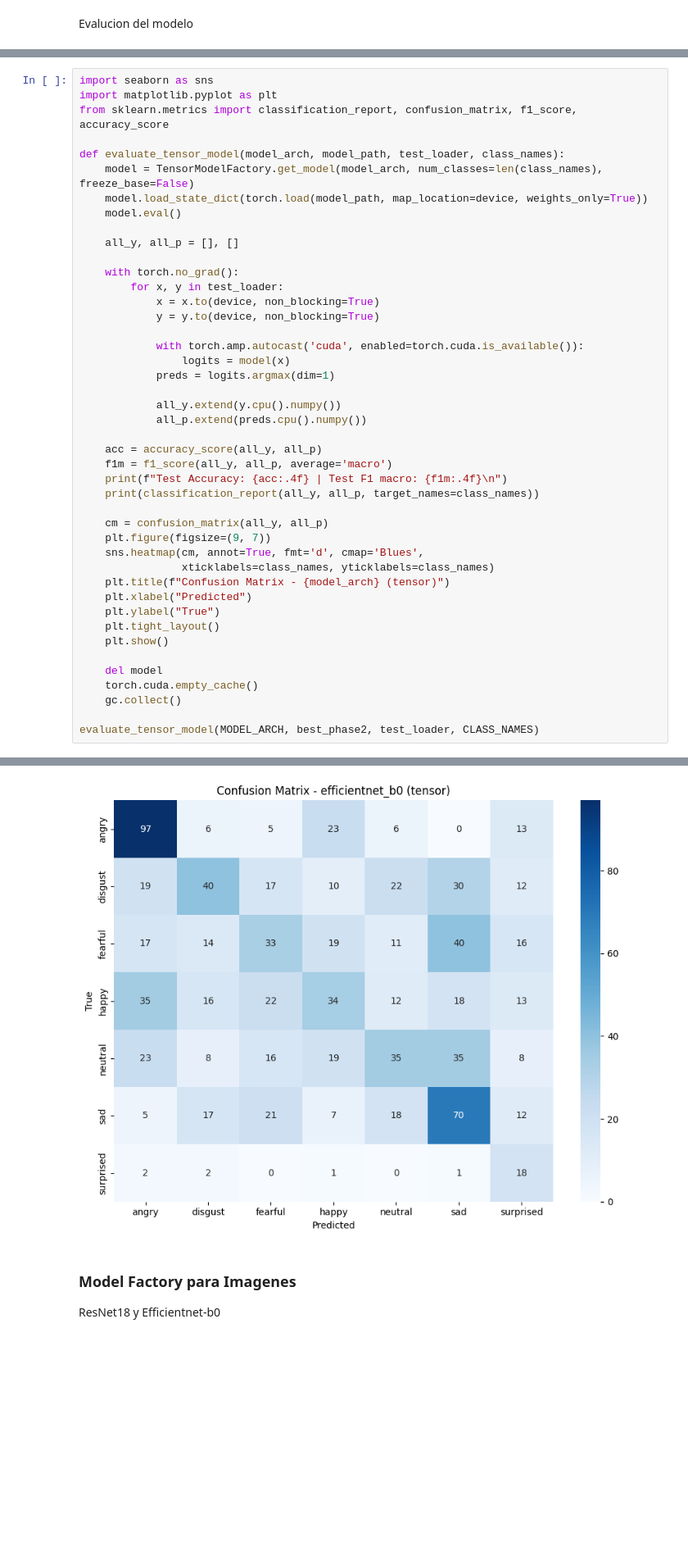
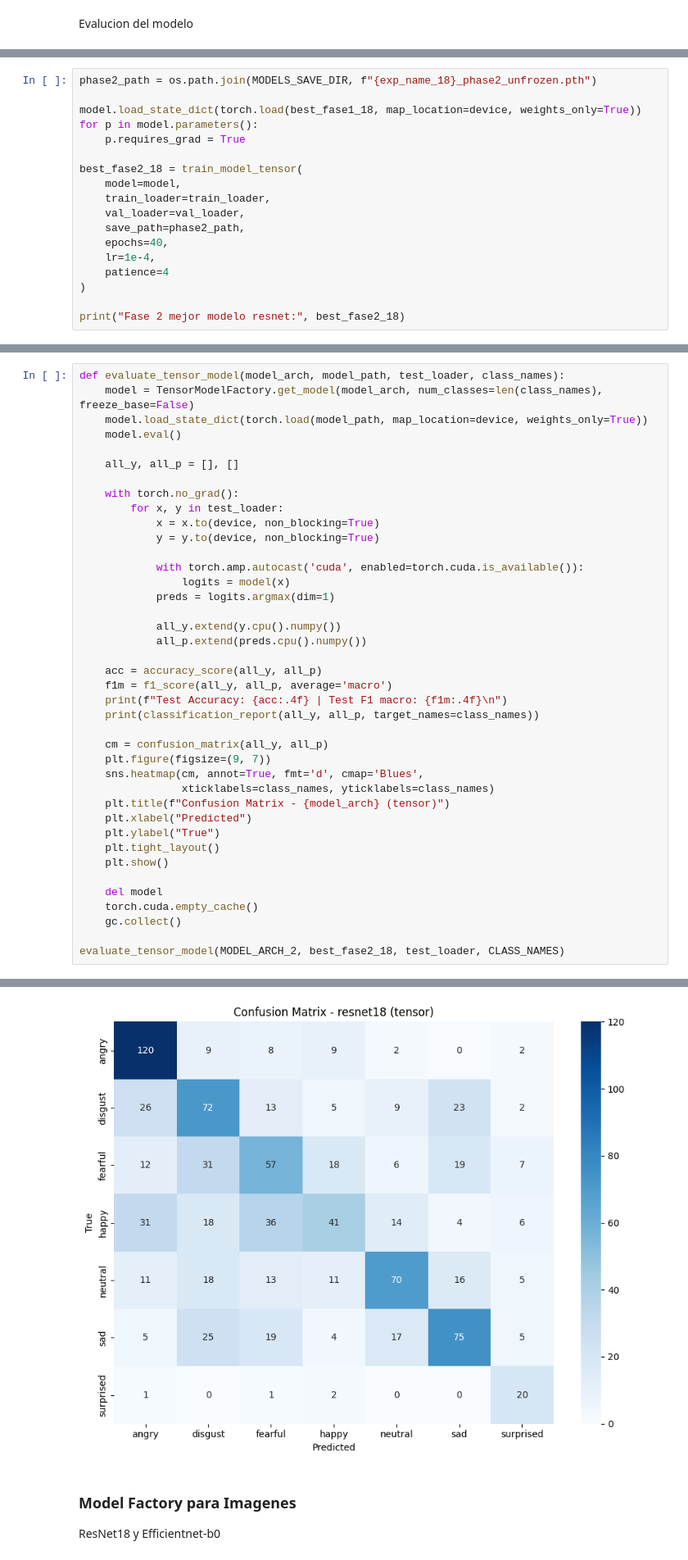
Before and after one commit to AcSsalazar/The-Color-of-Emotions, a Jupyter notebook: Notebooks/4.2-fine-tuning-png-vs-tensor.ipynb, the cells around one changed output, grey strips where cells are left out. Shown at 82% size. Drawn from its saved outputs; the diff is of its cells as text; blank space fills up the shorter version.

Commit message:
Testing tensors models eval: efficientnet vs resnet

```diff
--- a/Notebooks/4.2-fine-tuning-png-vs-tensor.ipynb
+++ b/Notebooks/4.2-fine-tuning-png-vs-tensor.ipynb
@@ -421,0 +535,18 @@ Evalucion del modelo
+# %%
+phase2_path = os.path.join(MODELS_SAVE_DIR, f"{exp_name_18}_phase2_unfrozen.pth")
+
+model.load_state_dict(torch.load(best_fase1_18, map_location=device, weights_only=True))
+for p in model.parameters():
+    p.requires_grad = True
+
+best_fase2_18 = train_model_tensor(
+    model=model,
+    train_loader=train_loader,
+    val_loader=val_loader,
+    save_path=phase2_path,
+    epochs=40,
+    lr=1e-4,
+    patience=4
+)
+
+print("Fase 2 mejor modelo resnet:", best_fase2_18)
@@ -422,8 +566,4 @@ Evalucion del modelo
 # %%
-import seaborn as sns
-import matplotlib.pyplot as plt
-from sklearn.metrics import classification_report, confusion_matrix, f1_score, accuracy_score
-
 def evaluate_tensor_model(model_arch, model_path, test_loader, class_names):
     model = TensorModelFactory.get_model(model_arch, num_classes=len(class_names), freeze_base=False)
     model.load_state_dict(torch.load(model_path, map_location=device, weights_only=True))
@@ -462,5 +602,5 @@ def evaluate_tensor_model(model_arch, model_path, test_loader, class_names):
     torch.cuda.empty_cache()
     gc.collect()
 
-evaluate_tensor_model(MODEL_ARCH, best_phase2, test_loader, CLASS_NAMES)
+evaluate_tensor_model(MODEL_ARCH_2, best_fase2_18, test_loader, CLASS_NAMES)
 # %% [output]
@@ -482,4 +622,4 @@ weighted avg       0.36      0.36      0.34       918
-[figure, old version]
+[figure, new version]
 # %% [markdown]
 ### Model Factory para Imagenes
 
```
Also changed, not shown: parts of 8 cells of this notebook.
